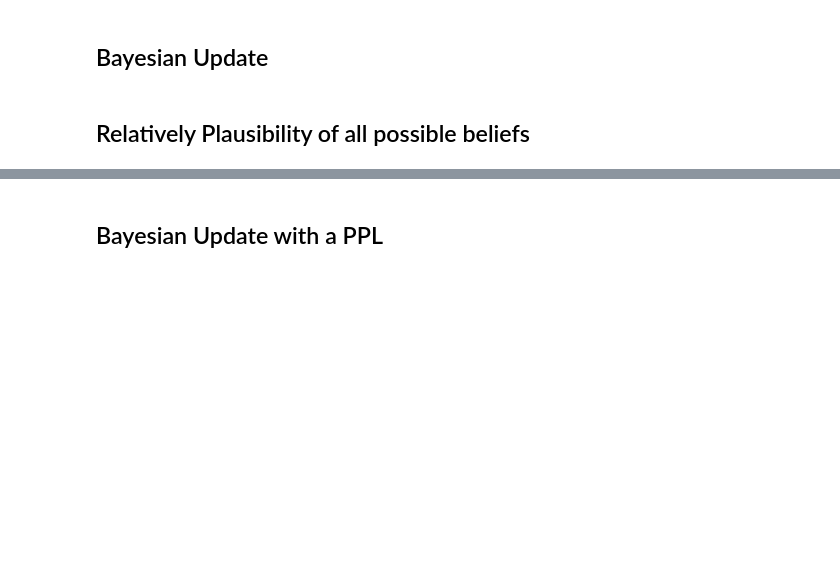
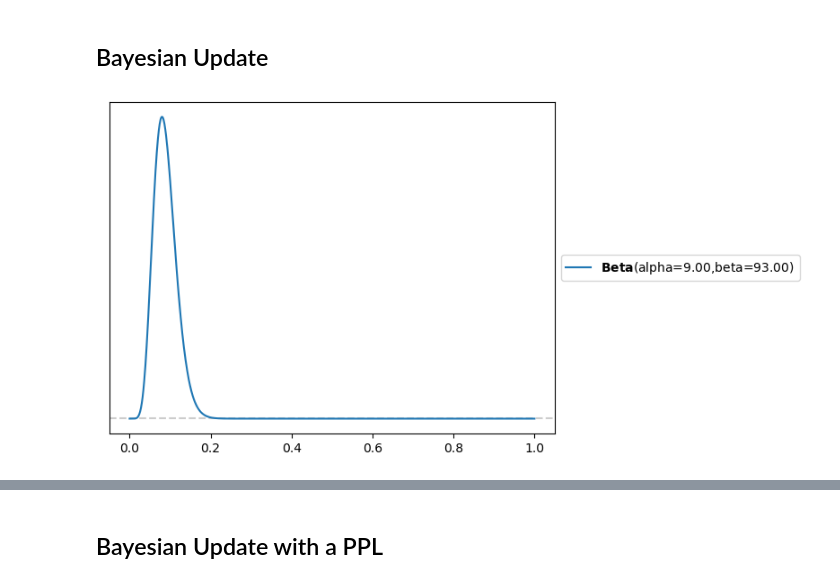
Before and after one commit to canyon289/ssm_book_club, a Jupyter notebook: 2_notation_and_theory/Notation_And_Theory.ipynb, the cells around one changed output, grey strips where cells are left out. Saved outputs shown, nothing was run; the diff lists cells and outputs as text; code cells hidden in the pictures; blank space fills up the shorter version.

```diff
--- a/2_notation_and_theory/Notation_And_Theory.ipynb
+++ b/2_notation_and_theory/Notation_And_Theory.ipynb
@@ -119,6 +129,6 @@ pz.Beta(2, 2).plot_pdf(figsize=(24,12));
 # %%
 num_conversions = 8
 num_non_conversions = 100 - num_conversions
-pz.Beta(2+8, 2+num_non_conversions).plot_pdf();
+pz.Beta(1+num_conversions, 1+num_non_conversions).plot_pdf();
+# %% [output]
+[figure, added]
-# %% [markdown]
-## Relatively Plausibility of all possible beliefs
```
Also changed, not shown: parts of 18 cells of this notebook, 4 other files.
